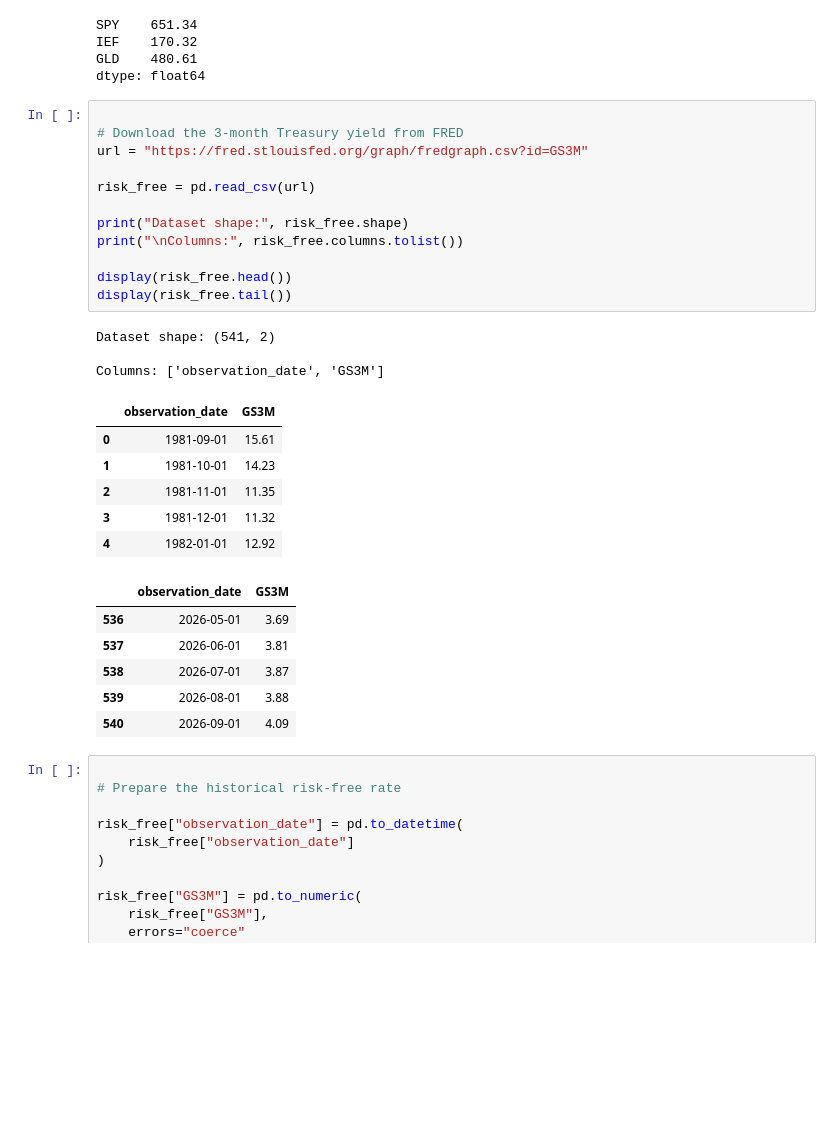
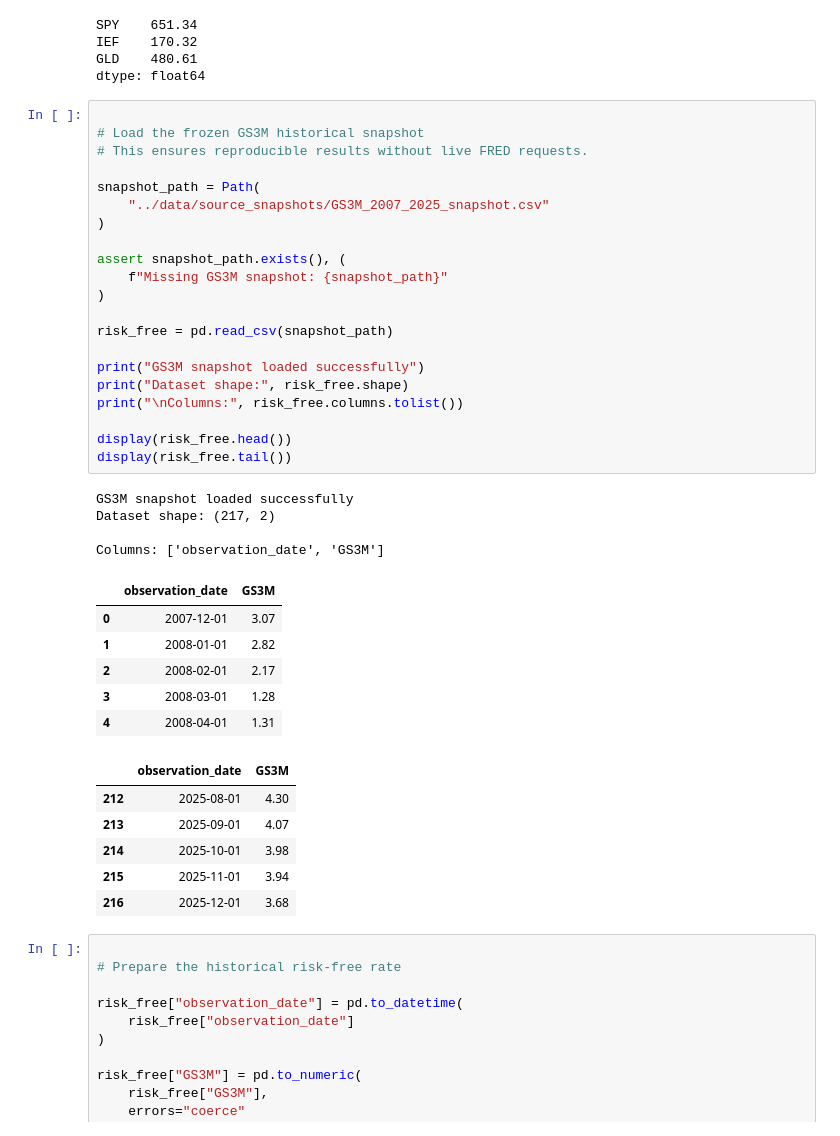
Before and after one commit to MikeCH807/macroeconomic-regimes-portfolio-analysis, a Jupyter notebook: notebooks/05_financial_risk_analysis.ipynb, the cells around one changed output. Saved outputs shown, nothing was run; the diff lists cells and outputs as text; blank space fills up the shorter version.

```diff
--- a/notebooks/05_financial_risk_analysis.ipynb
+++ b/notebooks/05_financial_risk_analysis.ipynb
@@ -100,32 +100,42 @@ GLD    480.61
 dtype: float64
 # %%
 
-# Download the 3-month Treasury yield from FRED
-url = "https://fred.stlouisfed.org/graph/fredgraph.csv?id=GS3M"
+# Load the frozen GS3M historical snapshot
+# This ensures reproducible results without live FRED requests.
 
-risk_free = pd.read_csv(url)
+snapshot_path = Path(
+    "../data/source_snapshots/GS3M_2007_2025_snapshot.csv"
+)
 
+assert snapshot_path.exists(), (
+    f"Missing GS3M snapshot: {snapshot_path}"
+)
+
+risk_free = pd.read_csv(snapshot_path)
+
+print("GS3M snapshot loaded successfully")
 print("Dataset shape:", risk_free.shape)
 print("\nColumns:", risk_free.columns.tolist())
 
 display(risk_free.head())
 display(risk_free.tail())
 # %% [output]
-Dataset shape: (541, 2)
+GS3M snapshot loaded successfully
+Dataset shape: (217, 2)
 
 Columns: ['observation_date', 'GS3M']
 |  | observation_date | GS3M |
-| 0 | 1981-09-01 | 15.61 |
-| 1 | 1981-10-01 | 14.23 |
-| 2 | 1981-11-01 | 11.35 |
-| 3 | 1981-12-01 | 11.32 |
-| 4 | 1982-01-01 | 12.92 |
+| 0 | 2007-12-01 | 3.07 |
+| 1 | 2008-01-01 | 2.82 |
+| 2 | 2008-02-01 | 2.17 |
+| 3 | 2008-03-01 | 1.28 |
+| 4 | 2008-04-01 | 1.31 |
 |  | observation_date | GS3M |
-| 536 | 2026-05-01 | 3.69 |
-| 537 | 2026-06-01 | 3.81 |
-| 538 | 2026-07-01 | 3.87 |
-| 539 | 2026-08-01 | 3.88 |
-| 540 | 2026-09-01 | 4.09 |
+| 212 | 2025-08-01 | 4.30 |
+| 213 | 2025-09-01 | 4.07 |
+| 214 | 2025-10-01 | 3.98 |
+| 215 | 2025-11-01 | 3.94 |
+| 216 | 2025-12-01 | 3.68 |
 # %%
 
 # Prepare the historical risk-free rate
```
Also changed, not shown: 8 other files.
